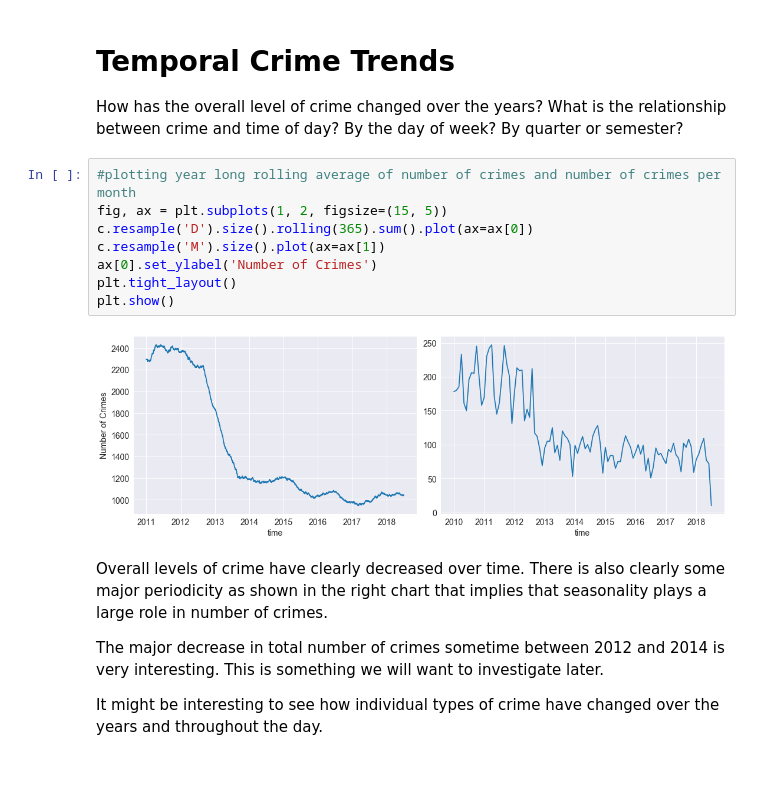
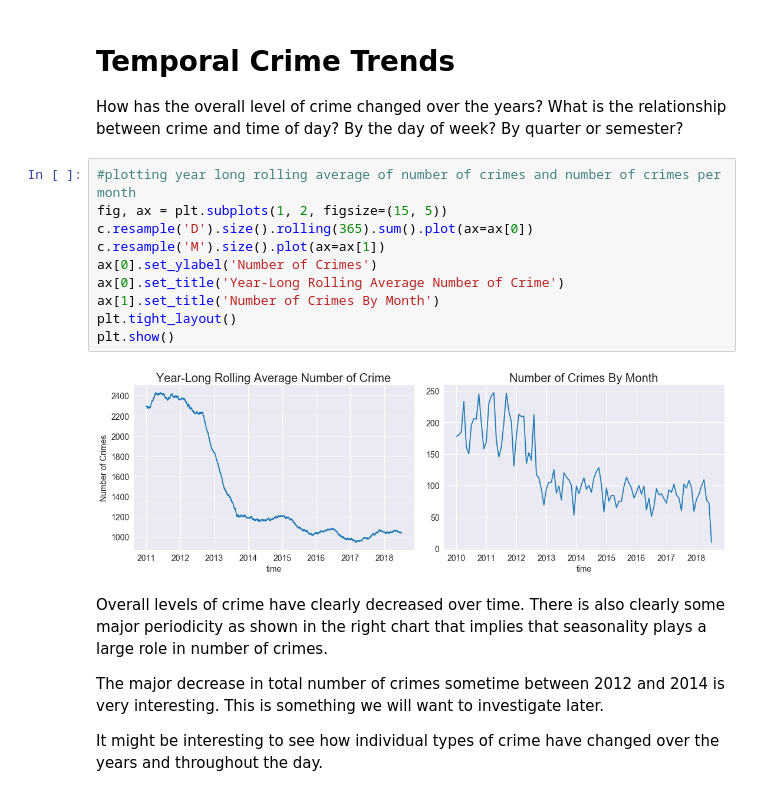
Before and after one commit to pspratling/Forecasting-Crime-around-the-Georgia-Tech-Campus, a Jupyter notebook: Project/Exploratory Data Analysis.ipynb, the cells around one changed output. Saved outputs shown, nothing was run; the diff lists cells and outputs as text.

```diff
--- a/Project/Exploratory Data Analysis.ipynb
+++ b/Project/Exploratory Data Analysis.ipynb
@@ -103,13 +113,15 @@ How has the overall level of crime changed over the years? What is the relations
 # %%
 #plotting year long rolling average of number of crimes and number of crimes per month
 fig, ax = plt.subplots(1, 2, figsize=(15, 5))
 c.resample('D').size().rolling(365).sum().plot(ax=ax[0])
 c.resample('M').size().plot(ax=ax[1])
 ax[0].set_ylabel('Number of Crimes')
+ax[0].set_title('Year-Long Rolling Average Number of Crime')
+ax[1].set_title('Number of Crimes By Month')
 plt.tight_layout()
 plt.show()
 # %% [output]
-[figure, old version]
+[figure, new version]
 # %% [markdown]
 Overall levels of crime have clearly decreased over time. There is also clearly some major periodicity as shown in the right chart that implies that seasonality plays a large role in number of crimes.
 
```
Also changed, not shown: parts of 9 cells of this notebook, 2 other files.
